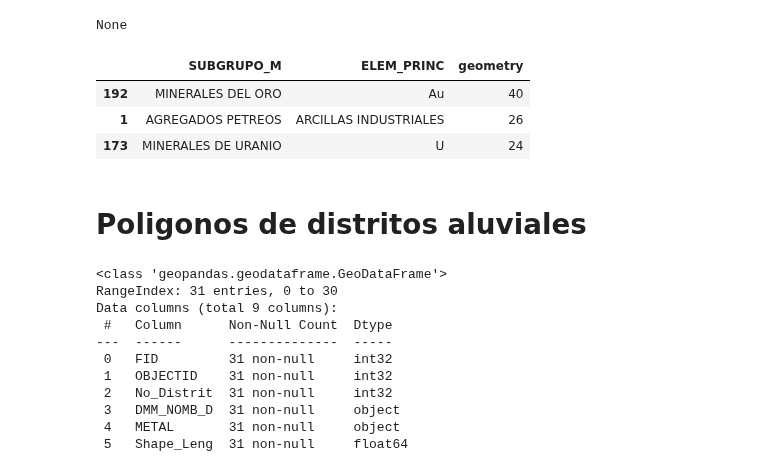
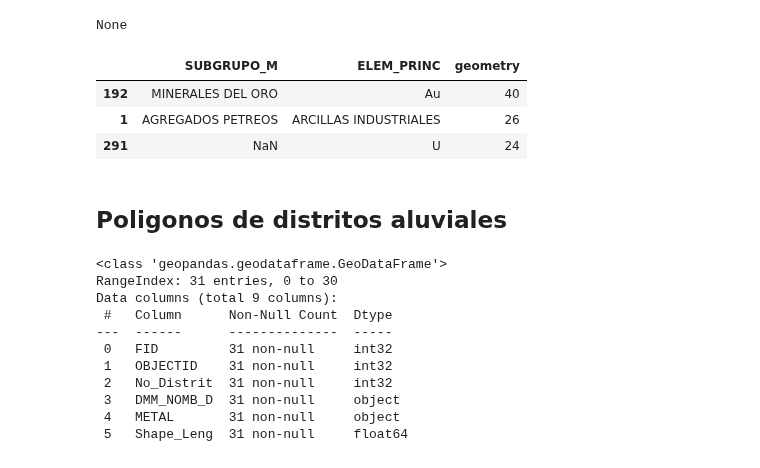
Before and after one commit to JC-AlfonsoR/PEG-mining-agriculture, a Jupyter notebook: engines/e2011_armonizar_taxonomias_minerales.ipynb, the cells around one changed output. Saved outputs shown, nothing was run; the diff lists cells and outputs as text; code cells hidden in the pictures.

Commit message:
Completar armonización de bases de datos sobre minerales

```diff
--- a/engines/e2011_armonizar_taxonomias_minerales.ipynb
+++ b/engines/e2011_armonizar_taxonomias_minerales.ipynb
@@ -81,15 +83,15 @@ memory usage: 159.2+ KB
 None
 # %%
 # Contar el numero de registros de cada categoria de mierales
-categorias_potencialMineral = potencialMineral.groupby(['SUBGRUPO_M', 'ELEM_PRINC'])['geometry'].count().to_frame().reset_index().sort_values(by='geometry', ascending=False)
+categorias_potencialMineral = potencialMineral.groupby(['SUBGRUPO_M', 'ELEM_PRINC'], dropna=False)['geometry'].count().to_frame().reset_index().sort_values(by='geometry', ascending=False)
 display(categorias_potencialMineral.head(3))
 # %% [output]
 |  | SUBGRUPO_M | ELEM_PRINC | geometry |
 | 192 | MINERALES DEL ORO | Au | 40 |
 | 1 | AGREGADOS PETREOS | ARCILLAS INDUSTRIALES | 26 |
-| 173 | MINERALES DE URANIO | U | 24 |
+| 291 | NaN | U | 24 |
 # %% [markdown]
-# Poligonos de distritos aluviales
+## Poligonos de distritos aluviales
 # %%
 # Cargar datos
 distritosAluviales = gpd.read_file(DATA/'raw/abb_SGC_distritos_aluviales/Mapa_Metalog%C3%A9nico_de_Colombia_2020%3A_Distrito_Aluvial.shp')
```
Also changed, not shown: parts of 34 cells of this notebook, 13 other files.
